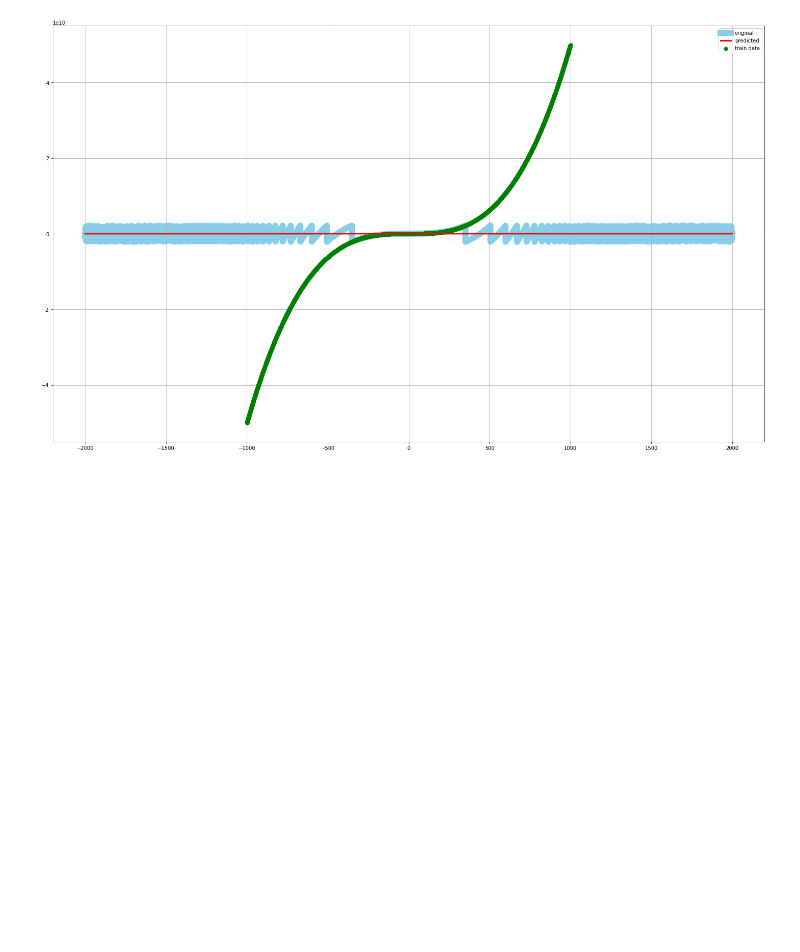
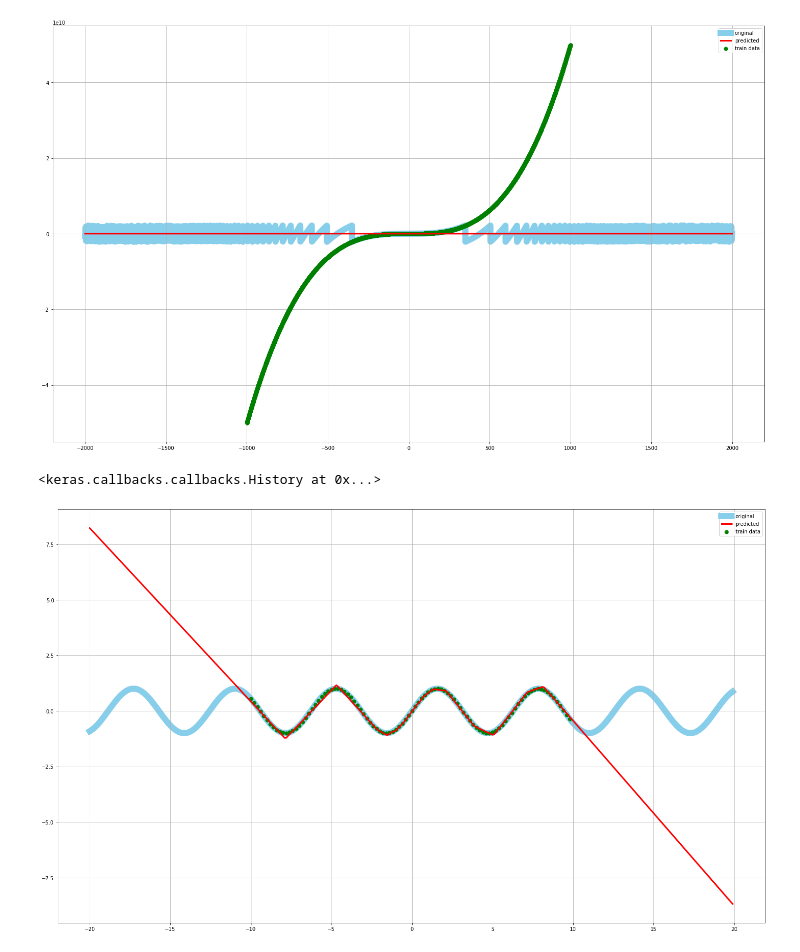
Before and after one commit to ahmadsalimi/AiProjects, a Jupyter notebook: 4. MlpNeuralNetworks/FunctionPrediction.ipynb, the cells around one changed output. Drawn from its saved outputs; the diff is of its cells as text; code cells hidden in the pictures; blank space fills up the shorter version.

```diff
--- a/4. MlpNeuralNetworks/FunctionPrediction.ipynb
+++ b/4. MlpNeuralNetworks/FunctionPrediction.ipynb
@@ -100,0 +191,14 @@ learner.plot_result(np.arange(-2000, 2000, 1))
+# %%
+function = lambda x: np.sin(x)
+# %%
+X, y = make_random_dataset(function, 100, (-10, 10))
+# %%
+model = create_model2()
+# %%
+model.fit(X, y, batch_size=10, epochs=1000, verbose=0)
+# %% [output]
+<keras.callbacks.callbacks.History at 0x...>
+# %%
+plot_result(np.arange(-20, 20, 0.1), model, function, X, y)
+# %% [output]
+[figure, added]
```
Also changed, not shown: parts of 15 cells of this notebook.
